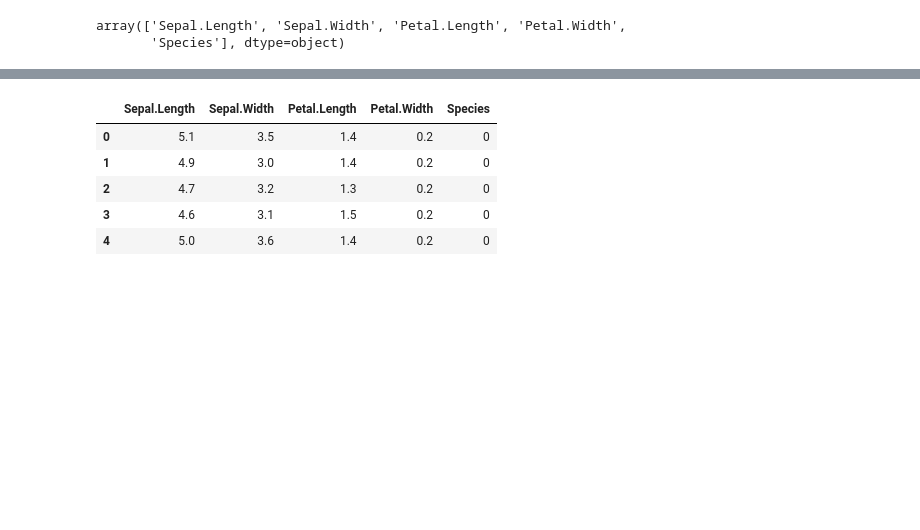
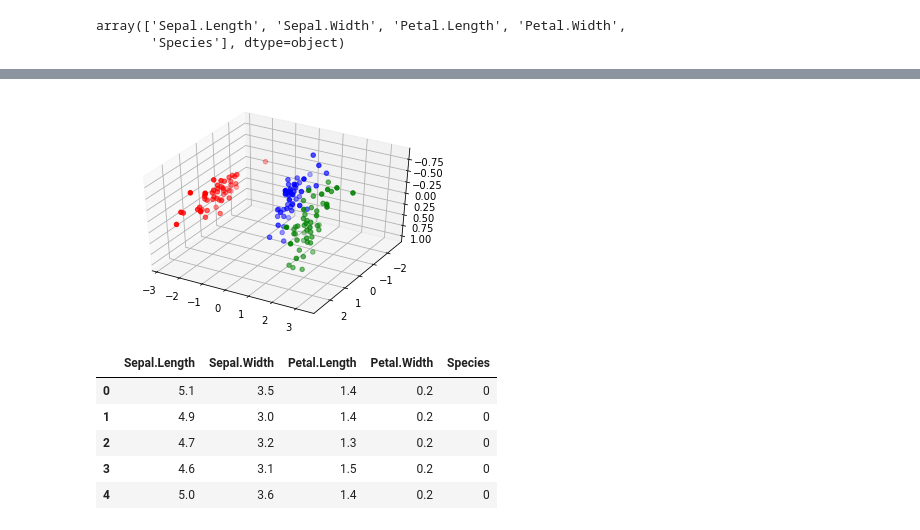
Before and after one commit to barnrang/biostat2017, a Jupyter notebook: rakugaki/ayame.ipynb, the cells around one changed output, grey strips where cells are left out. Saved outputs shown, nothing was run; the diff lists cells and outputs as text; code cells hidden in the pictures; blank space fills up the shorter version.

```diff
--- a/rakugaki/ayame.ipynb
+++ b/rakugaki/ayame.ipynb
@@ -28,3 +30,9 @@ df.columns.values
 # %% [output]
 array(['Sepal.Length', 'Sepal.Width', 'Petal.Length', 'Petal.Width',
        'Species'], dtype=object)
+# %%
+df_norm = (df - df.mean(axis=0))/df.std(axis=0)
+df_norm = df_norm.drop('Species',axis=1)
+# %%
+pca = PCA(3)
+pca.fit(df_norm)
@@ -30,0 +42,3 @@ array(['Sepal.Length', 'Sepal.Width', 'Petal.Length', 'Petal.Width',
+# %%
+feature = pca.transform(df_norm)
+feature
@@ -31,3 +63,15 @@ array(['Sepal.Length', 'Sepal.Width', 'Petal.Length', 'Petal.Width',
+# %%
+df_pca0, df_pca1, df_pca2 = feature[:50], feature[50:100], feature[100:]
+# %%
+fig = plt.figure()
+ax = fig.gca(projection='3d')
+ax.scatter(df_pca0[:,0], df_pca0[:,1],df_pca0[:,2],color='r')
+ax.scatter(df_pca1[:,0], df_pca1[:,1],df_pca1[:,2],color='b')
+ax.scatter(df_pca2[:,0], df_pca2[:,1],df_pca2[:,2],color='g')
+ax.view_init(320,60)
+plt.show()
+# %% [output]
+[figure, added]
 # %%
 df0, df1, df2 = df[df.Species == 0], df[df.Species == 1], df[df.Species == 2]
 # %%
```
Also changed, not shown: parts of 4 cells of this notebook.
